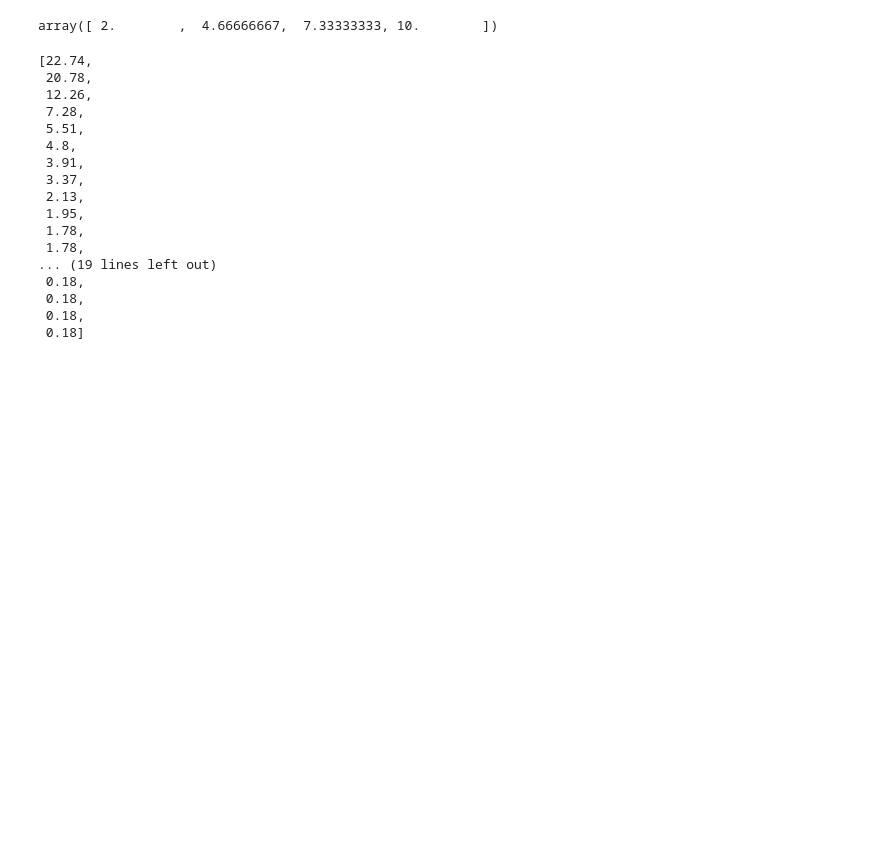
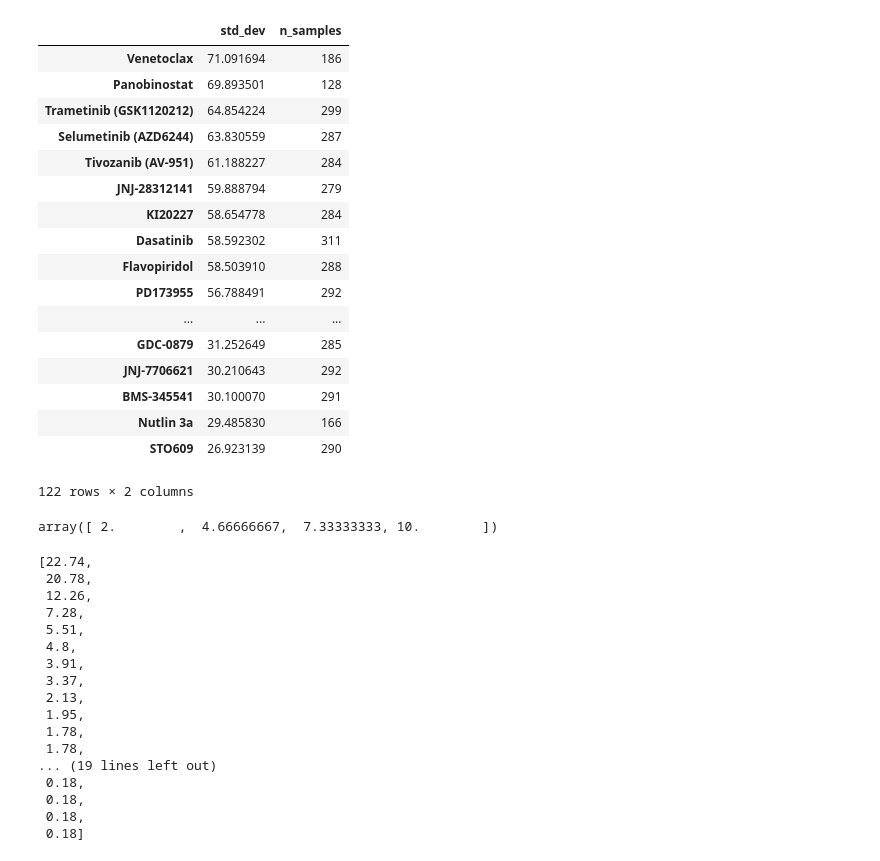
Before and after one commit to shalini-s/aml-drug-sensitivity, a Jupyter notebook: AML_dataset.ipynb, the cells around one changed output. Cells and saved outputs as stored; diff of their text form; code cells hidden in the pictures; blank space fills up the shorter version.

```diff
--- a/AML_dataset.ipynb
+++ b/AML_dataset.ipynb
@@ -16,0 +19,9 @@ with open('expression_sensitivity.pkl', 'rb') as f:  # Python 3: open(..., 'rb')
+# %%
+n_feats = 22843
+# %%
+drug_data = all_data.iloc[:,n_feats:]
+# %%
+#drugs with greatest variation in sensitivity with the greatest number of points
+drug_stats = pd.DataFrame()
+drug_stats['std_dev'] = drug_data.std()
+drug_stats['n_samples'] = drug_data.shape[0]-drug_data.isna().sum()
@@ -16,0 +30,21 @@ with open('expression_sensitivity.pkl', 'rb') as f:  # Python 3: open(..., 'rb')
+# %%
+drug_stats.sort_values(by='std_dev',ascending=False)
+# %% [output]
+|  | std_dev | n_samples |
+| Venetoclax | 71.091694 | 186 |
+| Panobinostat | 69.893501 | 128 |
+| Trametinib (GSK1120212) | 64.854224 | 299 |
+| Selumetinib (AZD6244) | 63.830559 | 287 |
+| Tivozanib (AV-951) | 61.188227 | 284 |
+| JNJ-28312141 | 59.888794 | 279 |
+| KI20227 | 58.654778 | 284 |
+| Dasatinib | 58.592302 | 311 |
+| Flavopiridol | 58.503910 | 288 |
+| PD173955 | 56.788491 | 292 |
+| ... | ... | ... |
+| GDC-0879 | 31.252649 | 285 |
+| JNJ-7706621 | 30.210643 | 292 |
+| BMS-345541 | 30.100070 | 291 |
+| Nutlin 3a | 29.485830 | 166 |
+| STO609 | 26.923139 | 290 |
+122 rows × 2 columns
```
Also changed, not shown: parts of 16 cells of this notebook, 1 other file.
